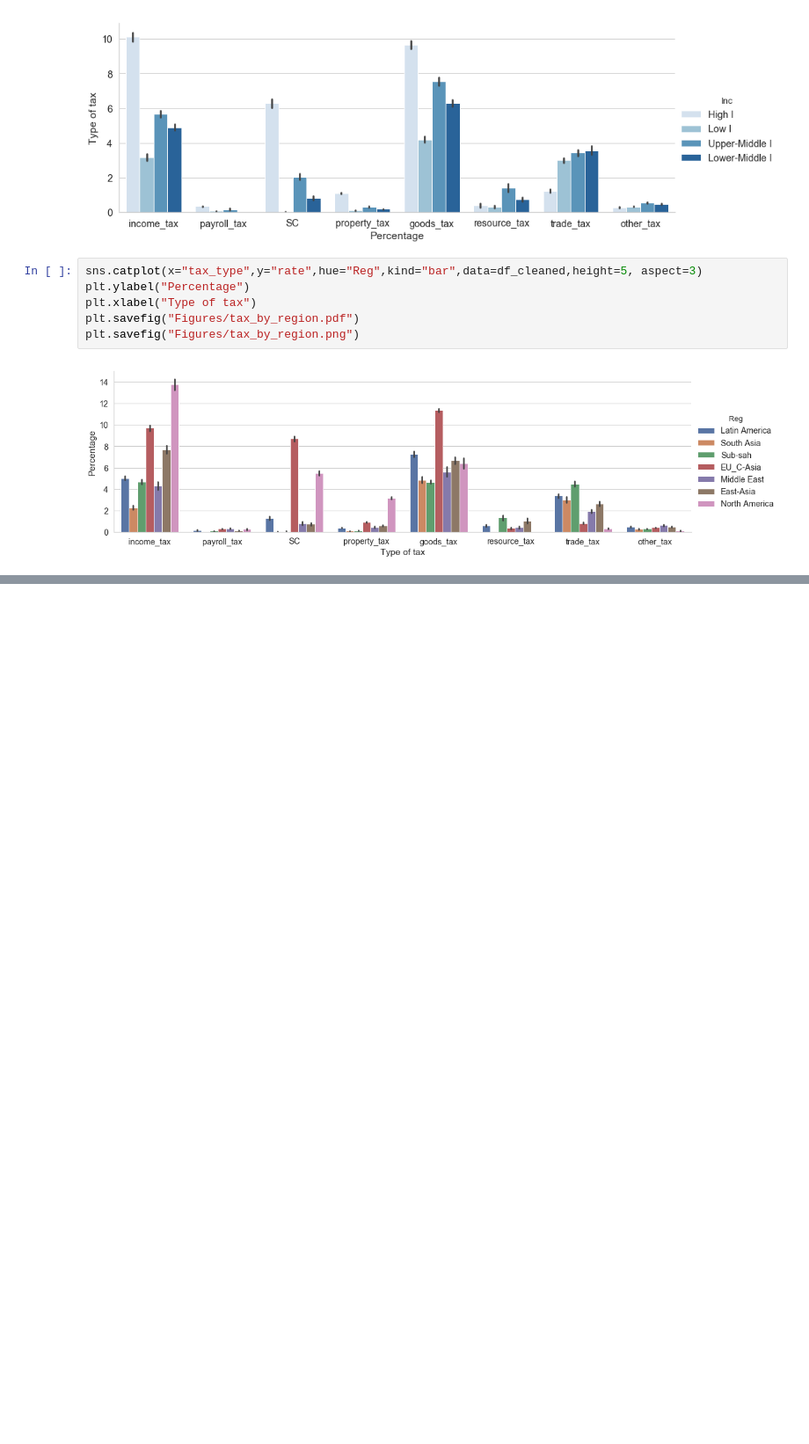
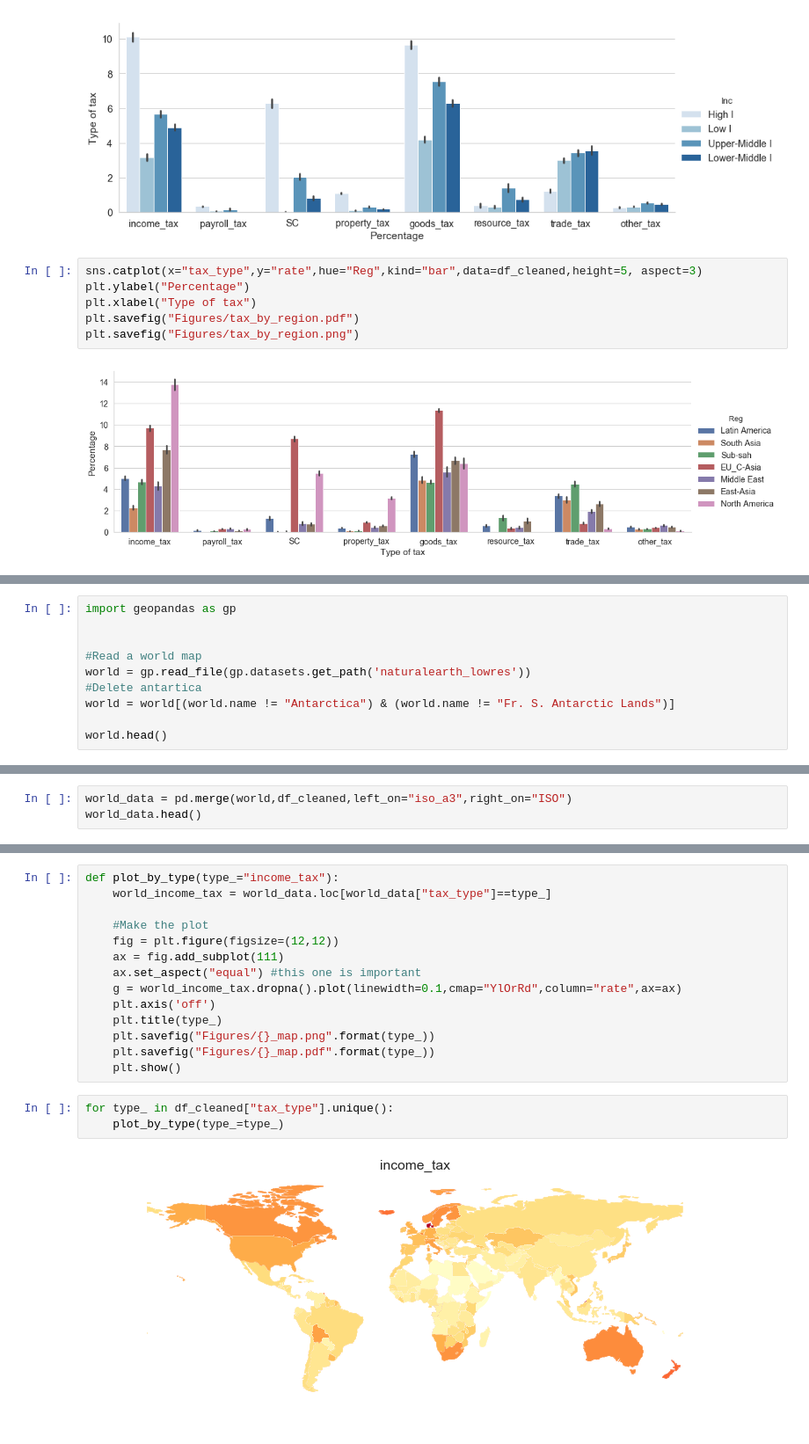
Before and after one commit to jgarciab/test_tjn, a Jupyter notebook: Test.ipynb, the cells around one changed output, grey strips where cells are left out. Shown at 88% size. Saved outputs shown, nothing was run; the diff lists cells and outputs as text; blank space fills up the shorter version.

```diff
--- a/Test.ipynb
+++ b/Test.ipynb
@@ -215,0 +225,10 @@ sns.relplot(x="Year",y="rate",hue="tax_type",kind="line",data=df_cleaned,height=
+# %%
+import geopandas as gp
+
+
+#Read a world map
+world = gp.read_file(gp.datasets.get_path('naturalearth_lowres'))
+#Delete antartica
+world = world[(world.name != "Antarctica") & (world.name != "Fr. S. Antarctic Lands")]
+
+world.head()
@@ -215,0 +242,3 @@ sns.relplot(x="Year",y="rate",hue="tax_type",kind="line",data=df_cleaned,height=
+# %%
+world_data = pd.merge(world,df_cleaned,left_on="iso_a3",right_on="ISO")
+world_data.head()
@@ -215,0 +252,19 @@ sns.relplot(x="Year",y="rate",hue="tax_type",kind="line",data=df_cleaned,height=
+# %%
+def plot_by_type(type_="income_tax"):
+    world_income_tax = world_data.loc[world_data["tax_type"]==type_]
+
+    #Make the plot
+    fig = plt.figure(figsize=(12,12))
+    ax = fig.add_subplot(111)
+    ax.set_aspect("equal") #this one is important
+    g = world_income_tax.dropna().plot(linewidth=0.1,cmap="YlOrRd",column="rate",ax=ax)
+    plt.axis('off')
+    plt.title(type_)
+    plt.savefig("Figures/{}_map.png".format(type_))
+    plt.savefig("Figures/{}_map.pdf".format(type_))
+    plt.show()
+# %%
+for type_ in df_cleaned["tax_type"].unique():
+    plot_by_type(type_=type_)
+# %% [output]
+[figure, added]
```
Also changed, not shown: parts of 7 cells of this notebook, 20 other files.
